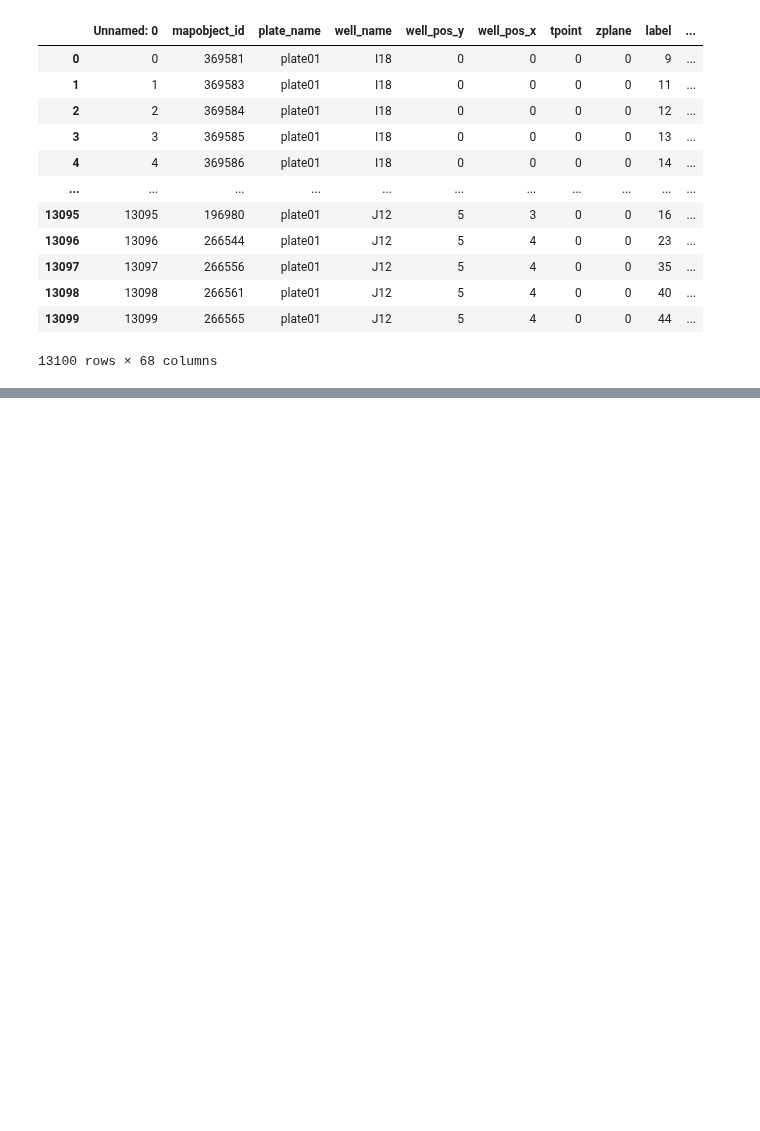
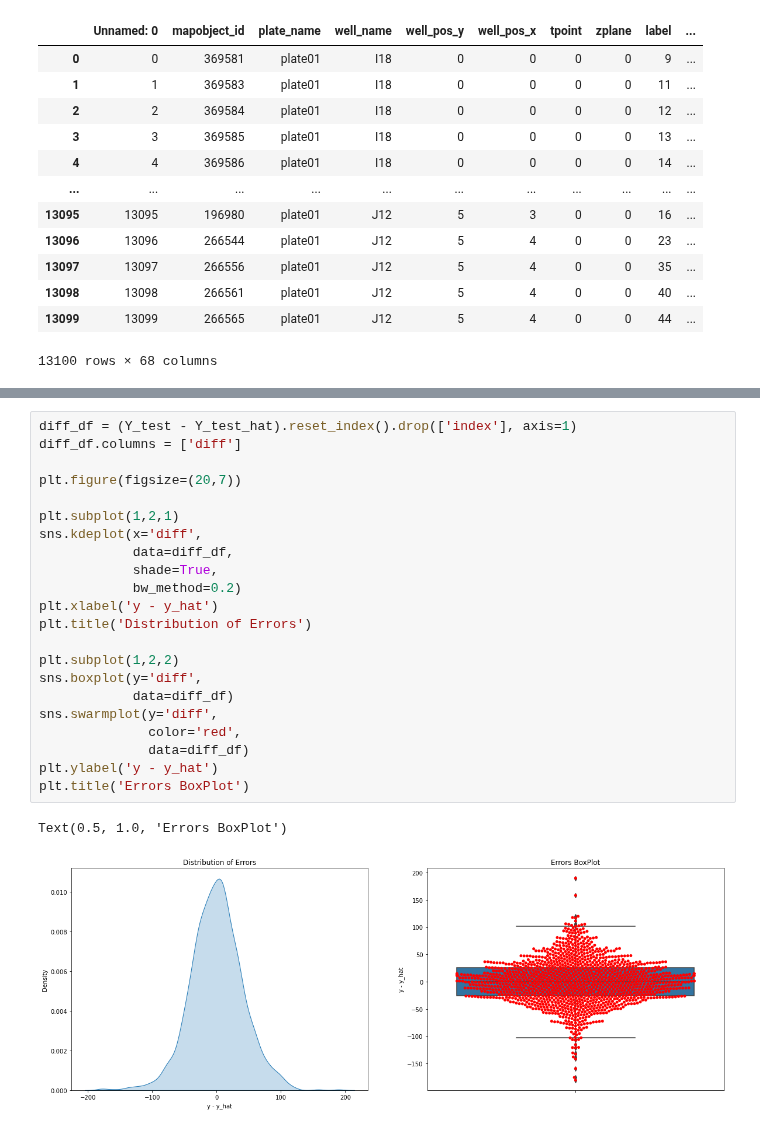
Before and after one commit to andresbecker/master_thesis, a Jupyter notebook: workspace/notebooks/Scalar_models.ipynb, the cells around one changed output, grey strips where cells are left out. Saved outputs shown, nothing was run; the diff lists cells and outputs as text; blank space fills up the shorter version.

```diff
--- a/workspace/notebooks/Scalar_models.ipynb
+++ b/workspace/notebooks/Scalar_models.ipynb
@@ -64,0 +210,25 @@ metadata
+# %%
+diff_df = (Y_test - Y_test_hat).reset_index().drop(['index'], axis=1)
+diff_df.columns = ['diff']
+
+plt.figure(figsize=(20,7))
+
+plt.subplot(1,2,1)
+sns.kdeplot(x='diff',
+            data=diff_df,
+            shade=True,
+            bw_method=0.2)
+plt.xlabel('y - y_hat')
+plt.title('Distribution of Errors')
+
+plt.subplot(1,2,2)
+sns.boxplot(y='diff',
+            data=diff_df)
+sns.swarmplot(y='diff',
+              color='red',
+              data=diff_df)
+plt.ylabel('y - y_hat')
+plt.title('Errors BoxPlot')
+# %% [output]
+Text(0.5, 1.0, 'Errors BoxPlot')
+[figure, added]
```
Also changed, not shown: parts of 25 cells of this notebook.
